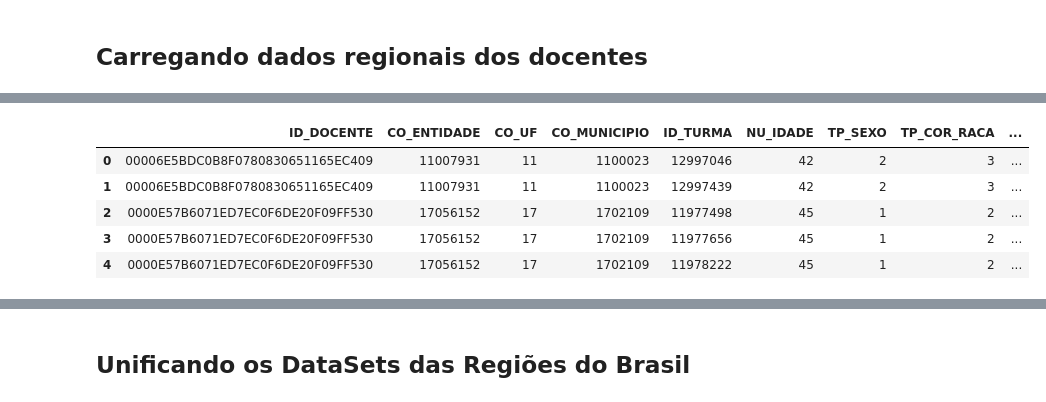
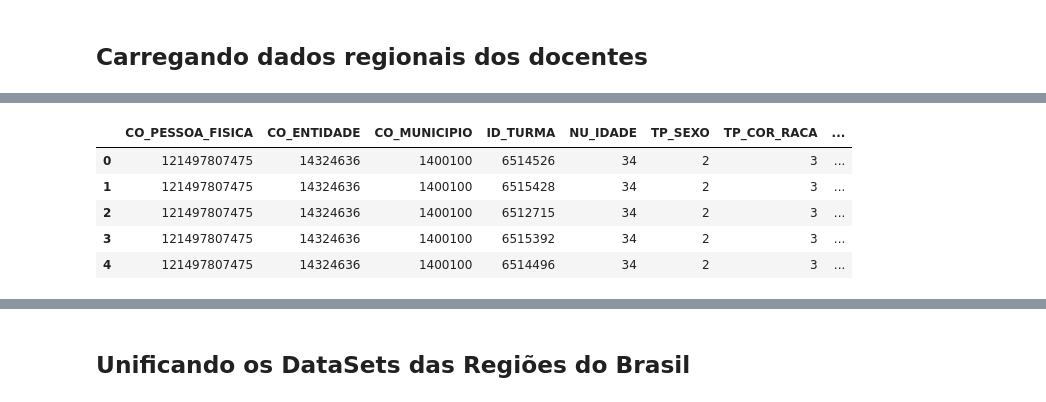
Before and after one commit to matteushc/tcc, a Jupyter notebook: 05-explore_data_set_docentes.ipynb, the cells around one changed output, grey strips where cells are left out. Cells and saved outputs as stored; diff of their text form; code cells hidden in the pictures.

```diff
--- a/05-explore_data_set_docentes.ipynb
+++ b/05-explore_data_set_docentes.ipynb
@@ -5,3 +3,5 @@ diretorio_datasets = "/home/caioabreu/workspace/tcc/datasets/docentes"
+# %%
+diretorio_datasets = "/home/matteus-paula/Downloads/dados_tcc/inep/docentes"
 # %% [markdown]
 Inclusão da biblioteca Pandas do Python para exploratoria e analise dos dados
 # %%
@@ -43,34 +44,33 @@ dados_docentes_centro_oeste.head()
 # %%
 dados_docentes_norte = pd.read_csv('{}/DOCENTES_NORTE.CSV'.format(diretorio_datasets),
                                 delimiter="|", encoding = "ISO-8859-1")
-dados_docentes_norte = dados_docentes_norte[['ID_DOCENTE',
+dados_docentes_norte = dados_docentes_norte[['CO_PESSOA_FISICA',
                                              'CO_ENTIDADE',
-                                             'CO_UF',
                                              'CO_MUNICIPIO',
                                              'ID_TURMA',
                                              'NU_IDADE',
                                              'TP_SEXO',
                                              'TP_COR_RACA',
                                              'IN_NECESSIDADE_ESPECIAL',
                                              'TP_ESCOLARIDADE',
                                              'TP_SITUACAO_CURSO_1',
                                              'TP_SITUACAO_CURSO_2',
                                              'TP_SITUACAO_CURSO_3',
                                              'IN_ESPECIALIZACAO',
                                              'IN_MESTRADO',
                                              'IN_DOUTORADO',
                                              'TP_TIPO_TURMA',
                                              'TP_TIPO_DOCENTE',
                                              'TP_ETAPA_ENSINO',
                                              'TP_DEPENDENCIA']]
 dados_docentes_norte.head()
 # %% [output]
-|  | ID_DOCENTE | CO_ENTIDADE | CO_UF | CO_MUNICIPIO | ID_TURMA | NU_IDADE | TP_SEXO | TP_COR_RACA | ... |
-| 0 | 00006E5BDC0B8F0780830651165EC409 | 11007931 | 11 | 1100023 | 12997046 | 42 | 2 | 3 | ... |
-| 1 | 00006E5BDC0B8F0780830651165EC409 | 11007931 | 11 | 1100023 | 12997439 | 42 | 2 | 3 | ... |
-| 2 | 0000E57B6071ED7EC0F6DE20F09FF530 | 17056152 | 17 | 1702109 | 11977498 | 45 | 1 | 2 | ... |
-| 3 | 0000E57B6071ED7EC0F6DE20F09FF530 | 17056152 | 17 | 1702109 | 11977656 | 45 | 1 | 2 | ... |
-| 4 | 0000E57B6071ED7EC0F6DE20F09FF530 | 17056152 | 17 | 1702109 | 11978222 | 45 | 1 | 2 | ... |
+|  | CO_PESSOA_FISICA | CO_ENTIDADE | CO_MUNICIPIO | ID_TURMA | NU_IDADE | TP_SEXO | TP_COR_RACA | ... |
+| 0 | 121497807475 | 14324636 | 1400100 | 6514526 | 34 | 2 | 3 | ... |
+| 1 | 121497807475 | 14324636 | 1400100 | 6515428 | 34 | 2 | 3 | ... |
+| 2 | 121497807475 | 14324636 | 1400100 | 6512715 | 34 | 2 | 3 | ... |
+| 3 | 121497807475 | 14324636 | 1400100 | 6515392 | 34 | 2 | 3 | ... |
+| 4 | 121497807475 | 14324636 | 1400100 | 6514496 | 34 | 2 | 3 | ... |
 # %%
 dados_docentes_nordeste = pd.read_csv('{}/DOCENTES_NORDESTE.CSV'.format(diretorio_datasets),
                                 delimiter="|", encoding = "ISO-8859-1")
```
Also changed, not shown: parts of 11 cells of this notebook, 6 other files.
